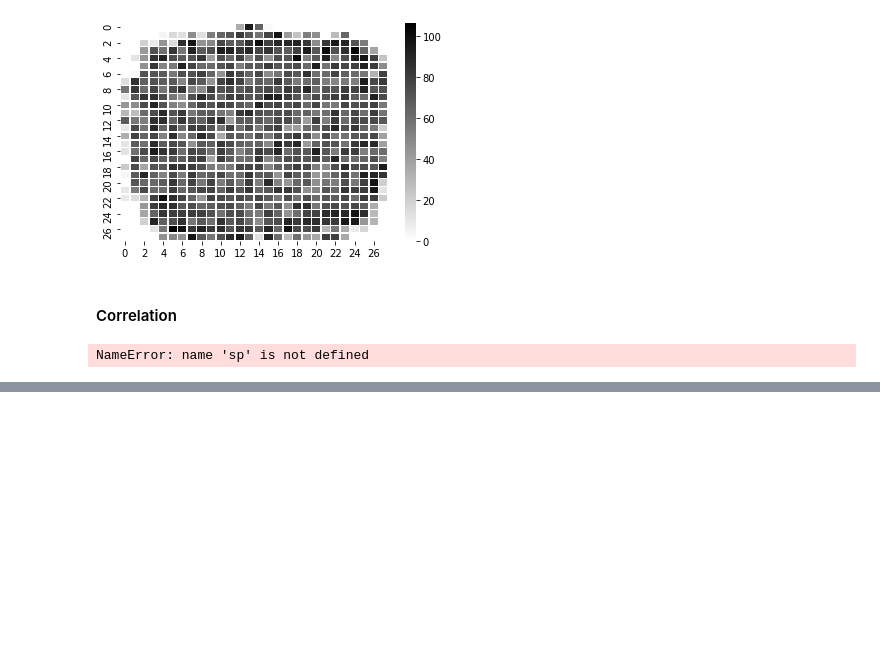
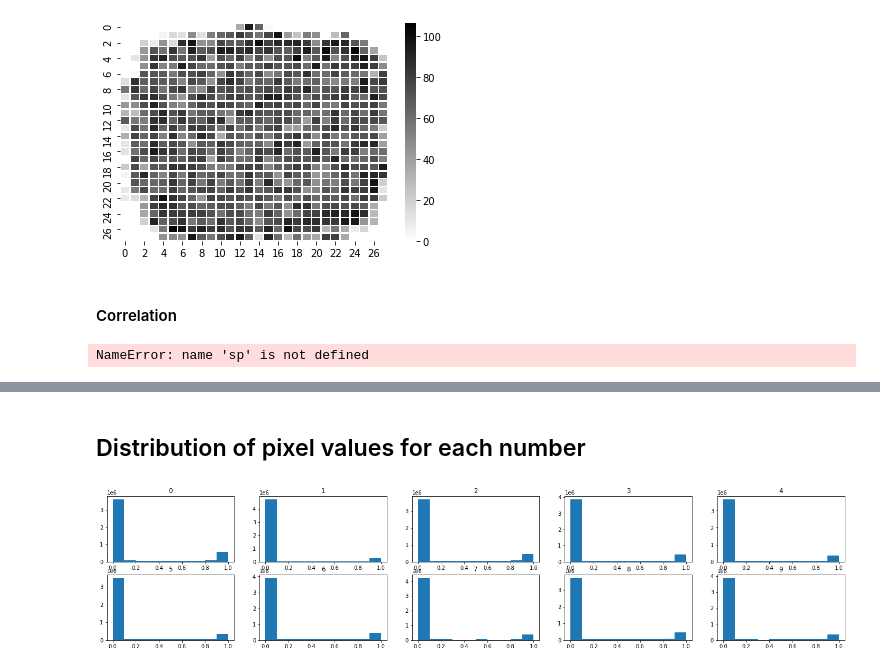
Before and after one commit to danieldelijani/Adversarial_Attacks, a Jupyter notebook: Mnist/Mnist_exploration.ipynb, the cells around one changed output, grey strips where cells are left out. Cells and saved outputs as stored; diff of their text form; code cells hidden in the pictures; blank space fills up the shorter version.

```diff
--- a/Mnist/Mnist_exploration.ipynb
+++ b/Mnist/Mnist_exploration.ipynb
@@ -164,0 +255,17 @@ NameError: name 'sp' is not defined
+# %% [markdown]
+## Distribution of pixel values for each number
+# %%
+def get_class_arrays(class_index):
+    return explore_X[explore_y==class_index],explore_y[explore_y==class_index]
+# %%
+figure = plt.figure(figsize=(25,5))
+
+def get_histogram():
+    for i in range(10):
+        class_arrayX,class_arrayY = get_class_arrays(i)
+        plt.subplot(2,5,i+1)
+        _ = plt.hist(class_arrayX.reshape(-1))
+        plt.title(i)
+get_histogram()
+# %% [output]
+[figure, added]
```
Also changed, not shown: parts of 17 cells of this notebook, 31 other files.
